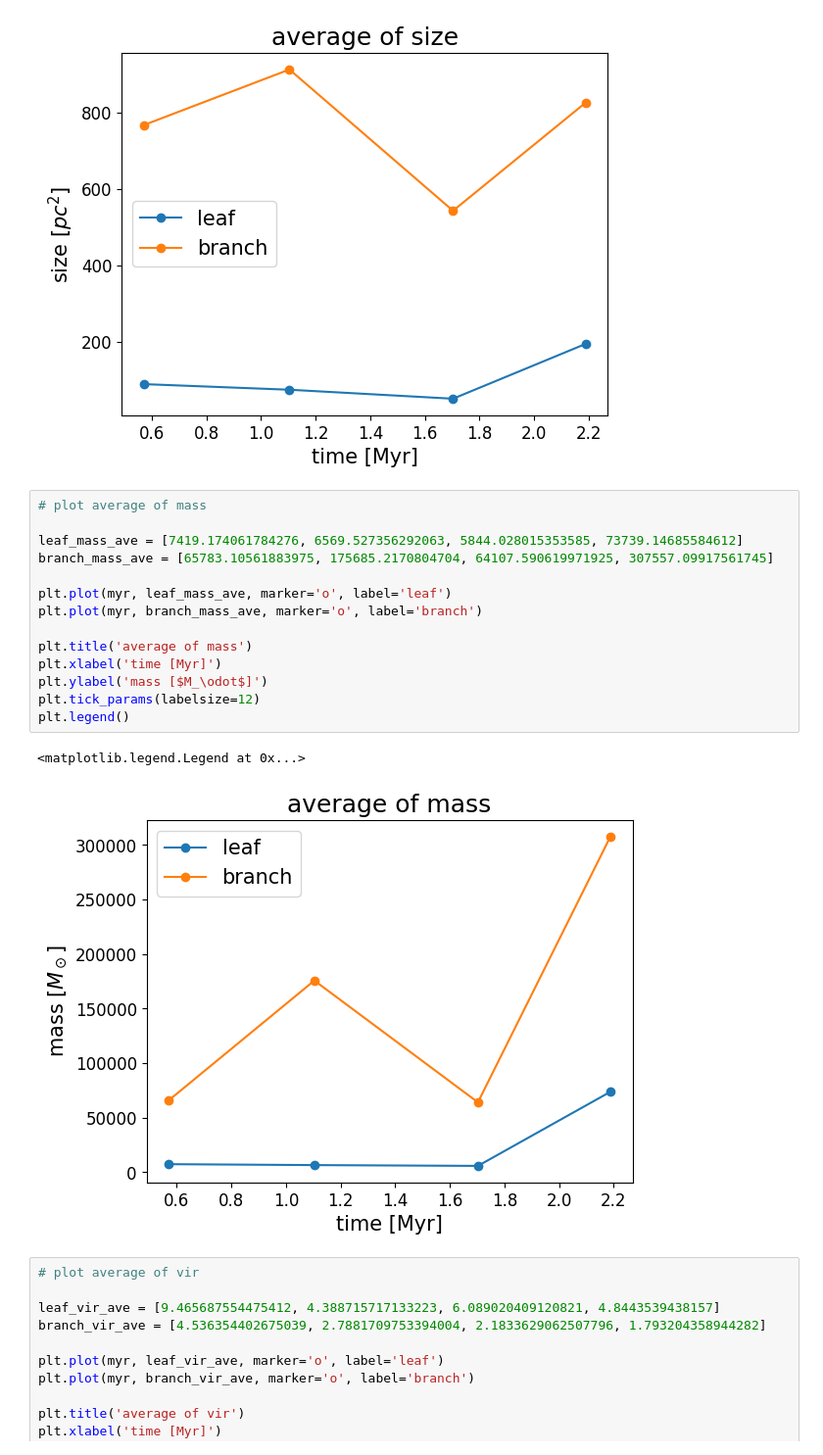
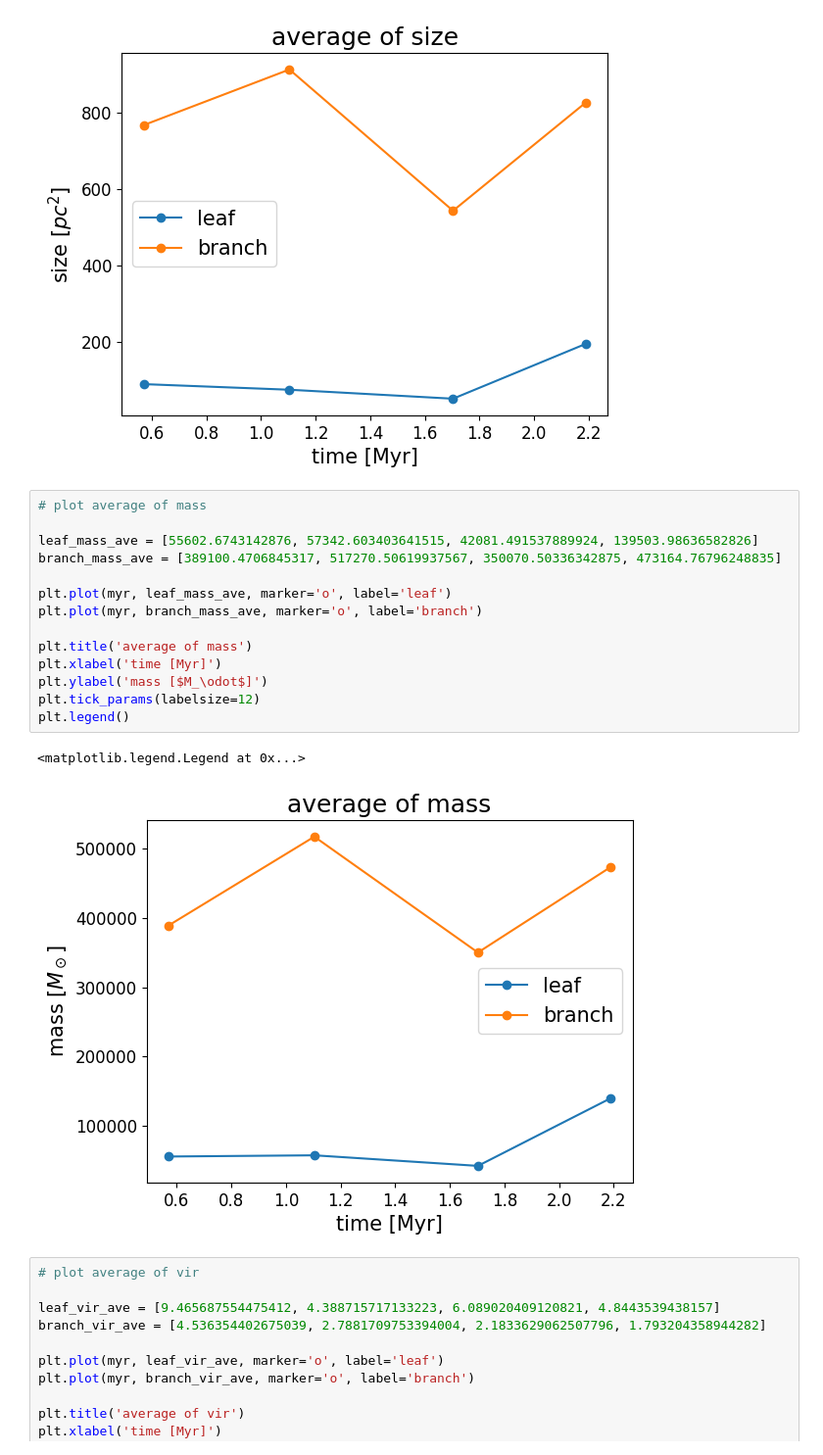
Before and after one commit to kotora260/StarGen, a Jupyter notebook: discuss_2D.ipynb, the cells around one changed output. Shown at 98% size. Drawn from its saved outputs; the diff is of its cells as text.

```diff
--- a/discuss_2D.ipynb
+++ b/discuss_2D.ipynb
@@ -256,20 +256,20 @@ plt.legend()
 # %%
 # plot average of mass
 
-leaf_mass_ave = [7419.174061784276, 6569.527356292063, 5844.028015353585, 73739.14685584612]
-branch_mass_ave = [65783.10561883975, 175685.2170804704, 64107.590619971925, 307557.09917561745]
+leaf_mass_ave = [55602.6743142876, 57342.603403641515, 42081.491537889924, 139503.98636582826]
+branch_mass_ave = [389100.4706845317, 517270.50619937567, 350070.50336342875, 473164.76796248835]
 
 plt.plot(myr, leaf_mass_ave, marker='o', label='leaf')
 plt.plot(myr, branch_mass_ave, marker='o', label='branch')
 
 plt.title('average of mass')
 plt.xlabel('time [Myr]')
 plt.ylabel('mass [$M_\odot$]')
 plt.tick_params(labelsize=12)
 plt.legend()
 # %% [output]
 <matplotlib.legend.Legend at 0x...>
-[figure, old version]
+[figure, new version]
 # %%
 # plot average of vir
 
```
Also changed, not shown: parts of 1 cell of this notebook, 4 other files.
